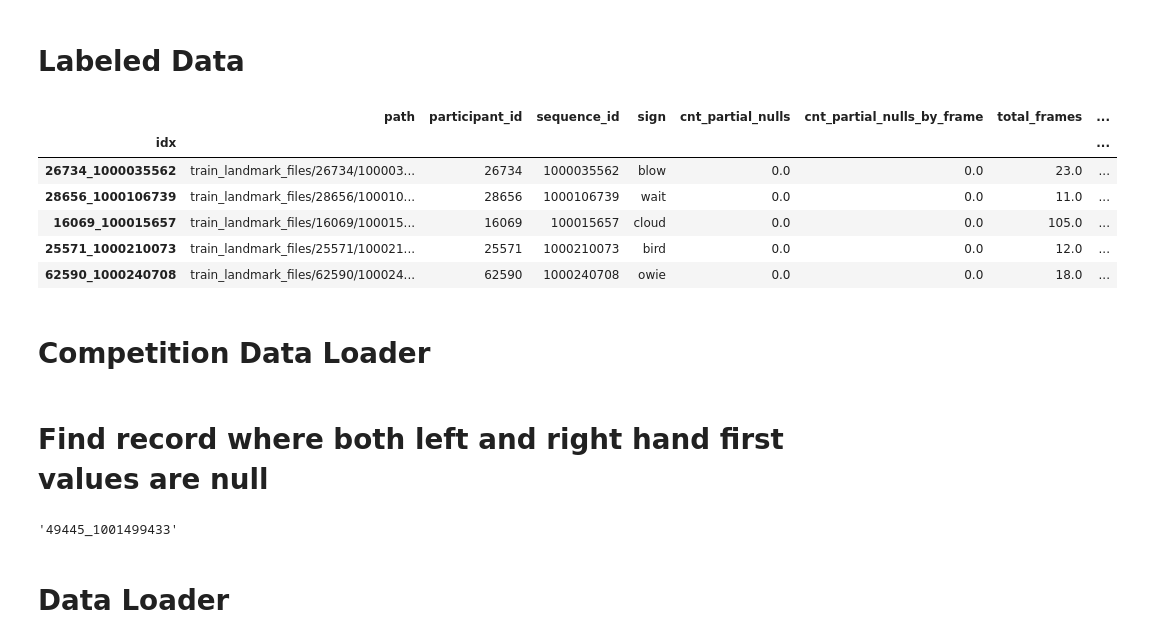
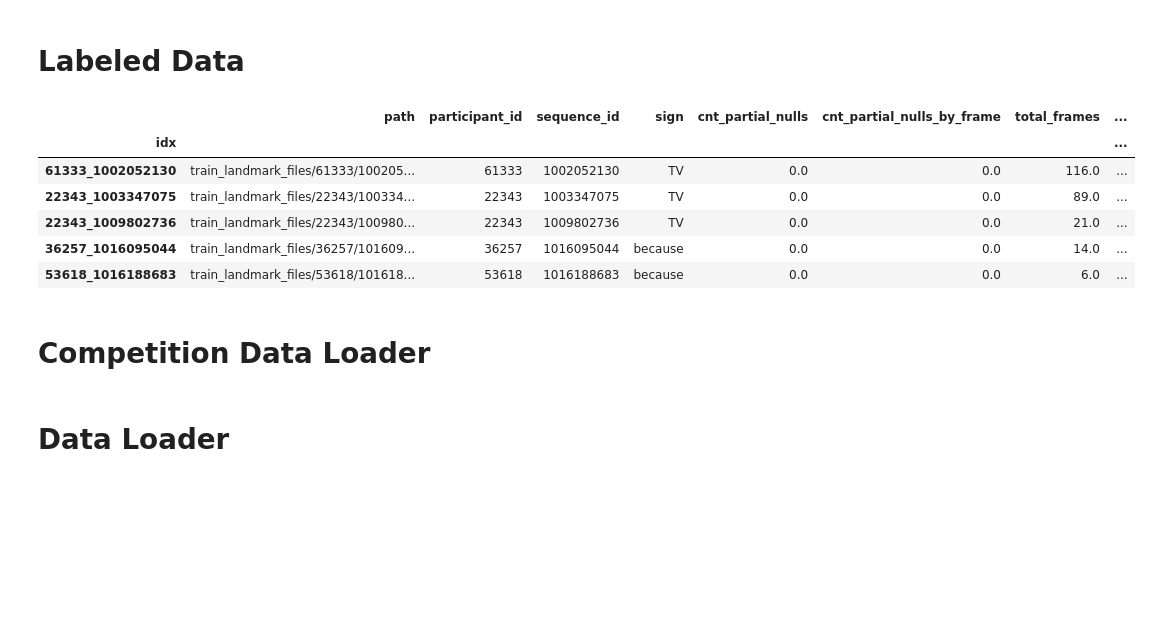
Before and after one commit to brendanfitz/kaggle, a Jupyter notebook: asl-signs/asl-signs-rnn.ipynb, the cells around one changed output. Saved outputs shown, nothing was run; the diff lists cells and outputs as text; code cells hidden in the pictures; blank space fills up the shorter version.

Commit message:
Create first rnn based on only TV and because signs

```diff
--- a/asl-signs/asl-signs-rnn.ipynb
+++ b/asl-signs/asl-signs-rnn.ipynb
@@ -35,17 +40,25 @@ with open(path / 'sign_to_prediction_index_map.json') as f:
 # %%
 train = (pd.read_csv(path / 'train_with_meta.csv')
          .assign(idx=lambda x: x.participant_id.astype(str) + '_' + x.sequence_id.astype(str))
          .set_index('idx')
         )
+
+
+
+signs_subset = ['TV', 'because']
+train = train.loc[train.sign.isin(signs_subset)]
+
+sign_labels = {'TV': 0, 'because': 1}
+
 train.head()
 # %% [output]
 |  | path | participant_id | sequence_id | sign | cnt_partial_nulls | cnt_partial_nulls_by_frame | total_frames | ... |
 | idx |  |  |  |  |  |  |  | ... |
-| 26734_1000035562 | train_landmark_files/26734/100003... | 26734 | 1000035562 | blow | 0.0 | 0.0 | 23.0 | ... |
-| 28656_1000106739 | train_landmark_files/28656/100010... | 28656 | 1000106739 | wait | 0.0 | 0.0 | 11.0 | ... |
-| 16069_100015657 | train_landmark_files/16069/100015... | 16069 | 100015657 | cloud | 0.0 | 0.0 | 105.0 | ... |
-| 25571_1000210073 | train_landmark_files/25571/100021... | 25571 | 1000210073 | bird | 0.0 | 0.0 | 12.0 | ... |
-| 62590_1000240708 | train_landmark_files/62590/100024... | 62590 | 1000240708 | owie | 0.0 | 0.0 | 18.0 | ... |
+| 61333_1002052130 | train_landmark_files/61333/100205... | 61333 | 1002052130 | TV | 0.0 | 0.0 | 116.0 | ... |
+| 22343_1003347075 | train_landmark_files/22343/100334... | 22343 | 1003347075 | TV | 0.0 | 0.0 | 89.0 | ... |
+| 22343_1009802736 | train_landmark_files/22343/100980... | 22343 | 1009802736 | TV | 0.0 | 0.0 | 21.0 | ... |
+| 36257_1016095044 | train_landmark_files/36257/101609... | 36257 | 1016095044 | because | 0.0 | 0.0 | 14.0 | ... |
+| 53618_1016188683 | train_landmark_files/53618/101618... | 53618 | 1016188683 | because | 0.0 | 0.0 | 6.0 | ... |
 # %% [markdown]
 # Competition Data Loader
 # %%
@@ -57,31 +70,6 @@ def load_relevant_data_subset(pq_path):
     n_frames = int(len(data) / ROWS_PER_FRAME)
     data = data.values.reshape(n_frames, ROWS_PER_FRAME, len(data_columns))
     return data.astype(np.float32)
-# %% [markdown]
-# Find record where both left and right hand first values are null
-# %%
-n = len(train)
-for i in tqdm(range(n)):
-    record = train.iloc[i]
-    record_id = str(record['participant_id']) + '_' + str(record['sequence_id'])
-
-    pq_path = path / record['path']
-    landmarks = pd.read_parquet(pq_path)
-
-
-    first_frame_mask = landmarks.loc[:, 'frame'] == landmarks.frame.min()
-    hands_mask = landmarks.loc[:, 'type'].isin(['left_hand', 'right_hand'])
-    landmarks = (landmarks.loc[first_frame_mask & hands_mask, :]
-     .set_index(['frame', 'type', 'landmark_index'])
-     .drop('row_id', axis=1)
-     .unstack('type')
-    )
-    if landmarks.isna().all().all():
-        break
-
-record_id
-# %% [output]
-'49445_1001499433'
 # %% [markdown]
 # Data Loader
 # %%
```
Also changed, not shown: parts of 53 cells of this notebook.
